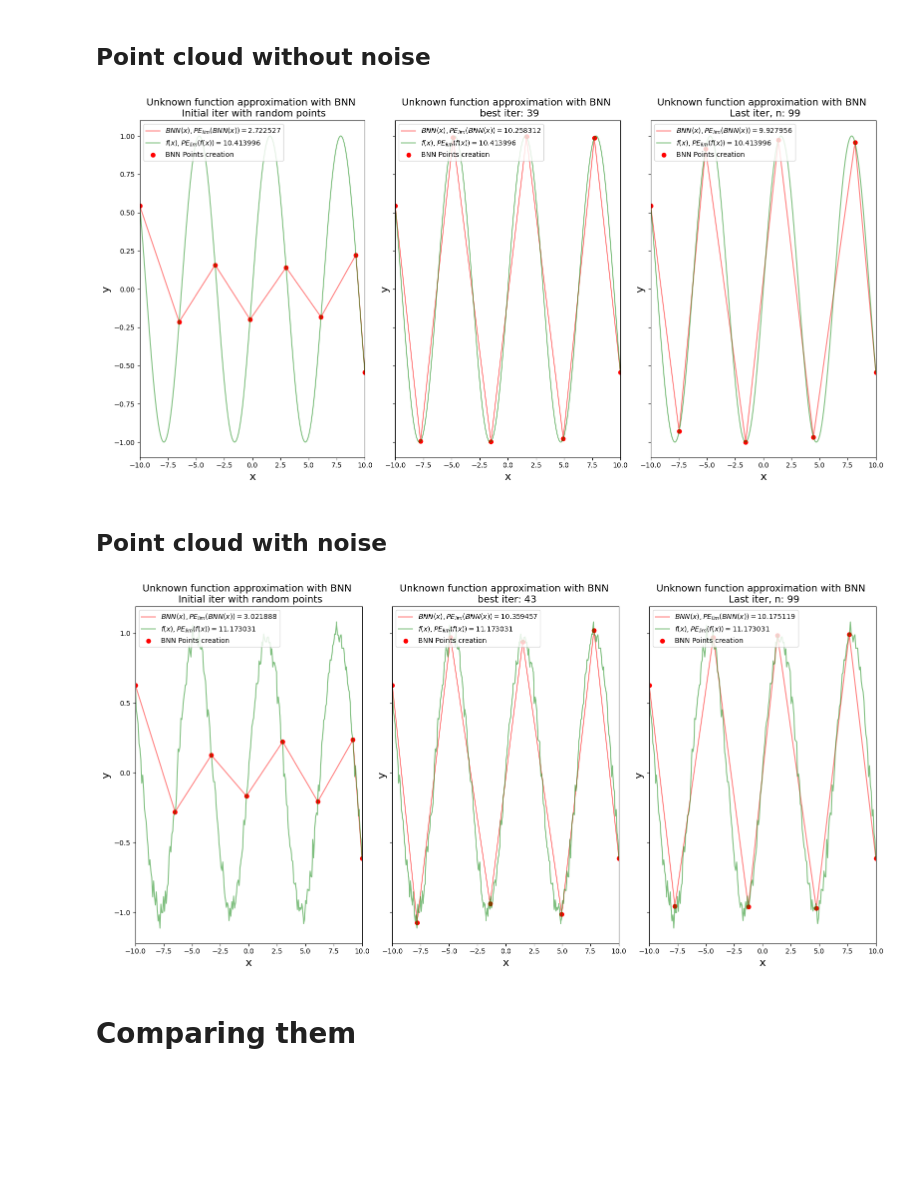
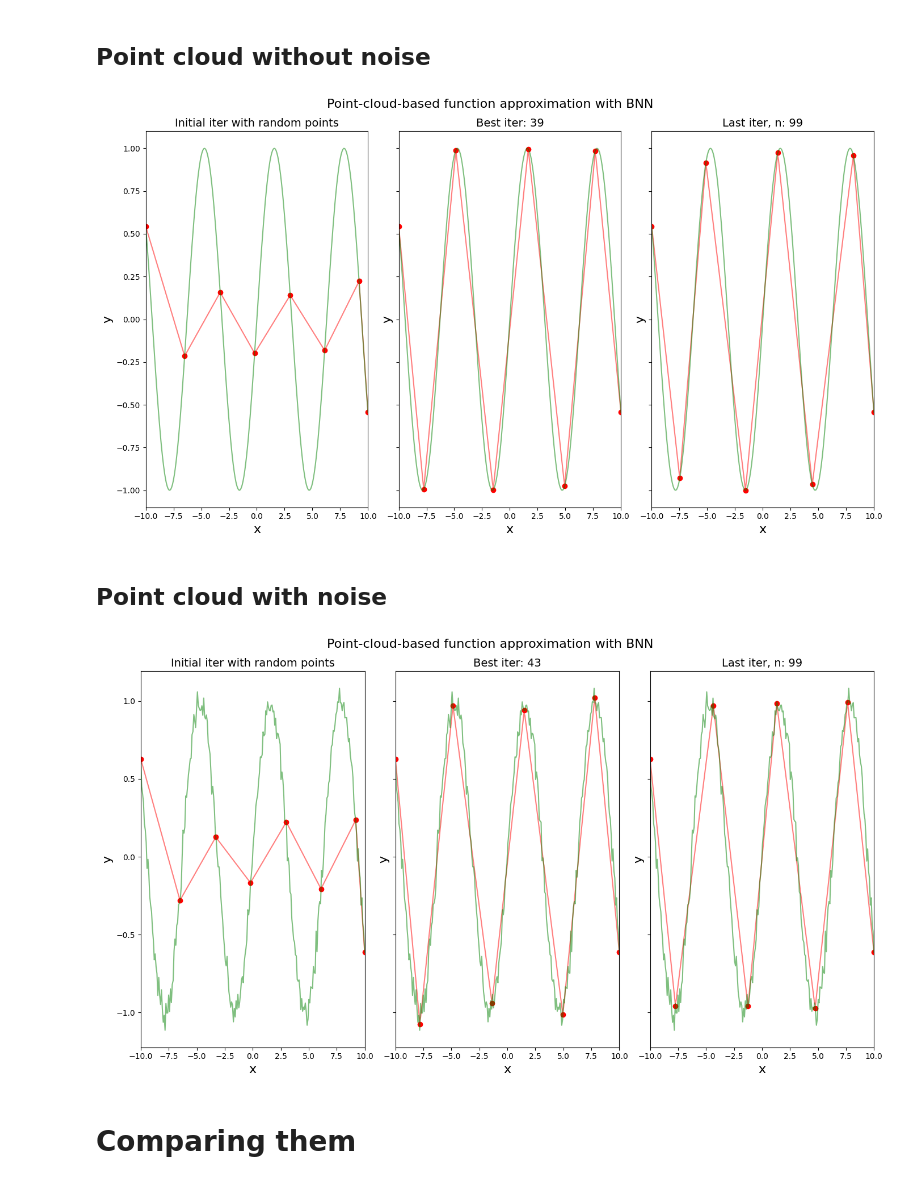
Before and after one commit to victosdur/Function_Approximation_Using_BNN_and_LWPE, a Jupyter notebook: Compare_PELoss.ipynb, the cells around one changed output. Cells and saved outputs as stored; diff of their text form; code cells hidden in the pictures; blank space fills up the shorter version.

```diff
--- a/Compare_PELoss.ipynb
+++ b/Compare_PELoss.ipynb
@@ -232,7 +225,7 @@ for epoch in tqdm(range(num_iter)):
         tape.watch(x_points)
         y_points = interpolation_tf(x_train,y_train, x_points)
         points = tf.stack([x_points,y_points],axis=1)
-        model = BaricentricNetworkTf(points)
+        model = BaricentricSigmaNetworkTf(points)
         y_aprox = model(x_train)
         dgmsAprox = layer.call(y_aprox)
         dgmAprox = dgmsAprox[0][0]
@@ -280,31 +273,32 @@ for epoch in tqdm(range(num_iter)):
 
 metricasPE_noise  = metricas.copy()
 
-fig, axs = plt.subplots(1, 3, figsize=(16, 8), sharex=True, sharey=True)
+fig, axs = plt.subplots(1, 3, figsize=(14, 8), sharex=True, sharey=True)
 axs[0].plot(x_train, initial_model(x_train), 'r-', label=f'$BNN(x), PE(BNN(x)) = {np.round(initial_entropy.numpy().item(),6)}$', alpha=0.5)
 axs[0].plot(x_train, y_train, 'g-', label=f'$f(x), PE(f(x)) = {np.round(entropyRef.numpy().item(),6)}$', alpha=0.5)
 axs[0].scatter(initial_x_points, initial_y_points, color="red", label="BNN Points creation")
 axs[0].set_xlabel('x', fontsize=fontsize)
 axs[0].set_ylabel('y', fontsize=fontsize)
 axs[0].set_xlim((domain[0],domain[1]))
-axs[0].set_title(f'Unknown function approximation with BNN \n Initial iter with random points')
-axs[0].legend(loc="upper left")
+axs[0].set_title(f'Initial iter with random points',fontsize=14)
+# axs[0].legend(loc="lower left",fontsize=12, framealpha=0.5)
 axs[1].plot(x_train, best_model(x_train), 'r-', label=f'$BNN(x), PE(BNN(x)) = {np.round(best_entropy.numpy().item(),6)}$', alpha=0.5)
 axs[1].plot(x_train, y_train, 'g-', label=f'$f(x), PE(f(x)) = {np.round(entropyRef.numpy().item(),6)}$', alpha=0.5)
 axs[1].scatter(best_x_points, best_y_points, color="red", label="BNN Points creation")
 axs[1].set_xlabel('x', fontsize=fontsize)
 axs[1].set_ylabel('y', fontsize=fontsize)
 axs[1].set_xlim((domain[0],domain[1]))
-axs[1].set_title(f'Unknown function approximation with BNN \n best iter: {best_iter}')
-axs[1].legend(loc="upper left")
+axs[1].set_title(f'Best iter: {best_iter}',fontsize=14)
+# axs[1].legend(loc="lower left",fontsize=12, framealpha=0.5)
 axs[2].plot(x_train, last_model(x_train), 'r-', label=f'$BNN(x), PE(BNN(x)) = {np.round(last_entropy.numpy().item(),6)}$', alpha=0.5)
 axs[2].plot(x_train, y_train, 'g-', label=f'$f(x), PE(f(x)) = {np.round(entropyRef.numpy().item(),6)}$', alpha=0.5)
 axs[2].scatter(last_x_points, last_y_points, color="red", label="BNN Points creation")
 axs[2].set_xlabel('x', fontsize=fontsize)
 axs[2].set_ylabel('y', fontsize=fontsize)
 axs[2].set_xlim((domain[0],domain[1]))
-axs[2].set_title(f'Unknown function approximation with BNN \n Last iter, n: {num_iter-1}')
-axs[2].legend(loc="upper left")
+axs[2].set_title(f'Last iter, n: {num_iter-1}',fontsize=14)
+# axs[2].legend(loc="lower left",fontsize=12, framealpha=0.5)
+plt.suptitle("Point-cloud-based function approximation with BNN",fontsize=16)
 plt.savefig('figures/Noise_PE.png', dpi=300, bbox_inches='tight')
 plt.tight_layout()
 plt.show()
@@ -363,7 +357,7 @@ for epoch in tqdm(range(num_iter)):
         tape.watch(x_points)
         y_points = interpolation_tf(x_train,y_train, x_points)
         points = tf.stack([x_points,y_points],axis=1)
-        model = BaricentricNetworkTf(points)
+        model = BaricentricSigmaNetworkTf(points)
         y_aprox = model(x_train)
         dgmsAprox = layer.call(y_aprox)
         dgmAprox = dgmsAprox[0][0]
@@ -400,47 +394,48 @@ for epoch in tqdm(range(num_iter)):
         best_entropyLim = entropyAproxActualLim
 
     if epoch < num_iter - 1:
         optimizer.apply_gradients(zip(gradients, [x_points]))
     else:
         last_model = model
         last_x_points = tf.identity(x_points)
         last_y_points = tf.identity(y_points)
         last_entropy = entropyAproxActual
         last_entropyLim = entropyAproxActualLim
 
 
 metricasPElim_wnoise  = metricas.copy()
 
-fig, axs = plt.subplots(1, 3, figsize=(16, 8), sharex=True, sharey=True)
-axs[0].plot(x_train, initial_model(x_train), 'r-', label=f'$BNN(x), PE_{{lim}}(BNN(x)) = {np.round(initial_entropyLim.numpy().item(),6)}$', alpha=0.5)
-axs[0].plot(x_train, y_train, 'g-', label=f'$f(x), PE_{{lim}}(f(x)) = {np.round(entropyRefLim.numpy().item(),6)}$', alpha=0.5)
+fig, axs = plt.subplots(1, 3, figsize=(14, 8), sharex=True, sharey=True)
+axs[0].plot(x_train, initial_model(x_train), 'r-', label=f'$BNN(x), PE(BNN(x)) = {np.round(initial_entropy.numpy().item(),6)}$', alpha=0.5)
+axs[0].plot(x_train, y_train, 'g-', label=f'$f(x), PE(f(x)) = {np.round(entropyRef.numpy().item(),6)}$', alpha=0.5)
 axs[0].scatter(initial_x_points, initial_y_points, color="red", label="BNN Points creation")
 axs[0].set_xlabel('x', fontsize=fontsize)
 axs[0].set_ylabel('y', fontsize=fontsize)
 axs[0].set_xlim((domain[0],domain[1]))
-axs[0].set_title(f'Unknown function approximation with BNN \n Initial iter with random points')
-axs[0].legend(loc="upper left")
-axs[1].plot(x_train, best_model(x_train), 'r-', label=f'$BNN(x), PE_{{lim}}(BNN(x)) = {np.round(best_entropyLim.numpy().item(),6)}$', alpha=0.5)
-axs[1].plot(x_train, y_train, 'g-', label=f'$f(x), PE_{{lim}}(f(x)) = {np.round(entropyRefLim.numpy().item(),6)}$', alpha=0.5)
+axs[0].set_title(f'Initial iter with random points',fontsize=14)
+# axs[0].legend(loc="lower left",fontsize=12, framealpha=0.5)
+axs[1].plot(x_train, best_model(x_train), 'r-', label=f'$BNN(x), PE(BNN(x)) = {np.round(best_entropy.numpy().item(),6)}$', alpha=0.5)
+axs[1].plot(x_train, y_train, 'g-', label=f'$f(x), PE(f(x)) = {np.round(entropyRef.numpy().item(),6)}$', alpha=0.5)
 axs[1].scatter(best_x_points, best_y_points, color="red", label="BNN Points creation")
 axs[1].set_xlabel('x', fontsize=fontsize)
 axs[1].set_ylabel('y', fontsize=fontsize)
 axs[1].set_xlim((domain[0],domain[1]))
-axs[1].set_title(f'Unknown function approximation with BNN \n best iter: {best_iter}')
-axs[1].legend(loc="upper left")
-axs[2].plot(x_train, last_model(x_train), 'r-', label=f'$BNN(x), PE_{{lim}}(BNN(x)) = {np.round(last_entropyLim.numpy().item(),6)}$', alpha=0.5)
-axs[2].plot(x_train, y_train, 'g-', label=f'$f(x), PE_{{lim}}(f(x)) = {np.round(entropyRefLim.numpy().item(),6)}$', alpha=0.5)
+axs[1].set_title(f'Best iter: {best_iter}',fontsize=14)
+# axs[1].legend(loc="lower left",fontsize=12, framealpha=0.5)
+axs[2].plot(x_train, last_model(x_train), 'r-', label=f'$BNN(x), PE(BNN(x)) = {np.round(last_entropy.numpy().item(),6)}$', alpha=0.5)
+axs[2].plot(x_train, y_train, 'g-', label=f'$f(x), PE(f(x)) = {np.round(entropyRef.numpy().item(),6)}$', alpha=0.5)
 axs[2].scatter(last_x_points, last_y_points, color="red", label="BNN Points creation")
 axs[2].set_xlabel('x', fontsize=fontsize)
 axs[2].set_ylabel('y', fontsize=fontsize)
 axs[2].set_xlim((domain[0],domain[1]))
-axs[2].set_title(f'Unknown function approximation with BNN \n Last iter, n: {num_iter-1}')
-axs[2].legend(loc="upper left")
+axs[2].set_title(f'Last iter, n: {num_iter-1}',fontsize=14)
+# axs[2].legend(loc="lower left",fontsize=12, framealpha=0.5)
+plt.suptitle("Point-cloud-based function approximation with BNN",fontsize=16)
 plt.savefig('figures/WNoise_PElim.png', dpi=300, bbox_inches='tight')
 plt.tight_layout()
 plt.show()
 # %% [output]
-[figure, old version]
+[figure, new version]
 # %% [markdown]
 ## Point cloud with noise
 # %%
@@ -489,7 +484,7 @@ for epoch in tqdm(range(num_iter)):
         tape.watch(x_points)
         y_points = interpolation_tf(x_train,y_train, x_points)
         points = tf.stack([x_points,y_points],axis=1)
-        model = BaricentricNetworkTf(points)
+        model = BaricentricSigmaNetworkTf(points)
         y_aprox = model(x_train)
         dgmsAprox = layer.call(y_aprox)
         dgmAprox = dgmsAprox[0][0]
@@ -537,36 +532,37 @@ for epoch in tqdm(range(num_iter)):
 
 metricasPElim_noise  = metricas.copy()
 
-fig, axs = plt.subplots(1, 3, figsize=(16, 8), sharex=True, sharey=True)
-axs[0].plot(x_train, initial_model(x_train), 'r-', label=f'$BNN(x), PE_{{lim}}(BNN(x)) = {np.round(initial_entropyLim.numpy().item(),6)}$', alpha=0.5)
-axs[0].plot(x_train, y_train, 'g-', label=f'$f(x), PE_{{lim}}(f(x)) = {np.round(entropyRefLim.numpy().item(),6)}$', alpha=0.5)
+fig, axs = plt.subplots(1, 3, figsize=(14, 8), sharex=True, sharey=True)
+axs[0].plot(x_train, initial_model(x_train), 'r-', label=f'$BNN(x), PE(BNN(x)) = {np.round(initial_entropy.numpy().item(),6)}$', alpha=0.5)
+axs[0].plot(x_train, y_train, 'g-', label=f'$f(x), PE(f(x)) = {np.round(entropyRef.numpy().item(),6)}$', alpha=0.5)
 axs[0].scatter(initial_x_points, initial_y_points, color="red", label="BNN Points creation")
 axs[0].set_xlabel('x', fontsize=fontsize)
 axs[0].set_ylabel('y', fontsize=fontsize)
 axs[0].set_xlim((domain[0],domain[1]))
-axs[0].set_title(f'Unknown function approximation with BNN \n Initial iter with random points')
-axs[0].legend(loc="upper left")
-axs[1].plot(x_train, best_model(x_train), 'r-', label=f'$BNN(x), PE_{{lim}}(BNN(x)) = {np.round(best_entropyLim.numpy().item(),6)}$', alpha=0.5)
-axs[1].plot(x_train, y_train, 'g-', label=f'$f(x), PE_{{lim}}(f(x)) = {np.round(entropyRefLim.numpy().item(),6)}$', alpha=0.5)
+axs[0].set_title(f'Initial iter with random points',fontsize=14)
+# axs[0].legend(loc="lower left",fontsize=12, framealpha=0.5)
+axs[1].plot(x_train, best_model(x_train), 'r-', label=f'$BNN(x), PE(BNN(x)) = {np.round(best_entropy.numpy().item(),6)}$', alpha=0.5)
+axs[1].plot(x_train, y_train, 'g-', label=f'$f(x), PE(f(x)) = {np.round(entropyRef.numpy().item(),6)}$', alpha=0.5)
 axs[1].scatter(best_x_points, best_y_points, color="red", label="BNN Points creation")
 axs[1].set_xlabel('x', fontsize=fontsize)
 axs[1].set_ylabel('y', fontsize=fontsize)
 axs[1].set_xlim((domain[0],domain[1]))
-axs[1].set_title(f'Unknown function approximation with BNN \n best iter: {best_iter}')
-axs[1].legend(loc="upper left")
-axs[2].plot(x_train, last_model(x_train), 'r-', label=f'$BNN(x), PE_{{lim}}(BNN(x)) = {np.round(last_entropyLim.numpy().item(),6)}$', alpha=0.5)
-axs[2].plot(x_train, y_train, 'g-', label=f'$f(x), PE_{{lim}}(f(x)) = {np.round(entropyRefLim.numpy().item(),6)}$', alpha=0.5)
+axs[1].set_title(f'Best iter: {best_iter}',fontsize=14)
+# axs[1].legend(loc="lower left",fontsize=12, framealpha=0.5)
+axs[2].plot(x_train, last_model(x_train), 'r-', label=f'$BNN(x), PE(BNN(x)) = {np.round(last_entropy.numpy().item(),6)}$', alpha=0.5)
+axs[2].plot(x_train, y_train, 'g-', label=f'$f(x), PE(f(x)) = {np.round(entropyRef.numpy().item(),6)}$', alpha=0.5)
 axs[2].scatter(last_x_points, last_y_points, color="red", label="BNN Points creation")
 axs[2].set_xlabel('x', fontsize=fontsize)
 axs[2].set_ylabel('y', fontsize=fontsize)
 axs[2].set_xlim((domain[0],domain[1]))
-axs[2].set_title(f'Unknown function approximation with BNN \n Last iter, n: {num_iter-1}')
-axs[2].legend(loc="upper left")
+axs[2].set_title(f'Last iter, n: {num_iter-1}',fontsize=14)
+# axs[2].legend(loc="lower left",fontsize=12, framealpha=0.5)
+plt.suptitle("Point-cloud-based function approximation with BNN",fontsize=16)
 plt.savefig('figures/Noise_PElim.png', dpi=300, bbox_inches='tight')
 plt.tight_layout()
 plt.show()
 # %% [output]
-[figure, old version]
+[figure, new version]
 # %% [markdown]
 # Comparing them
 # %% [markdown]
```
Also changed, not shown: parts of 6 cells of this notebook, 23 other files.
